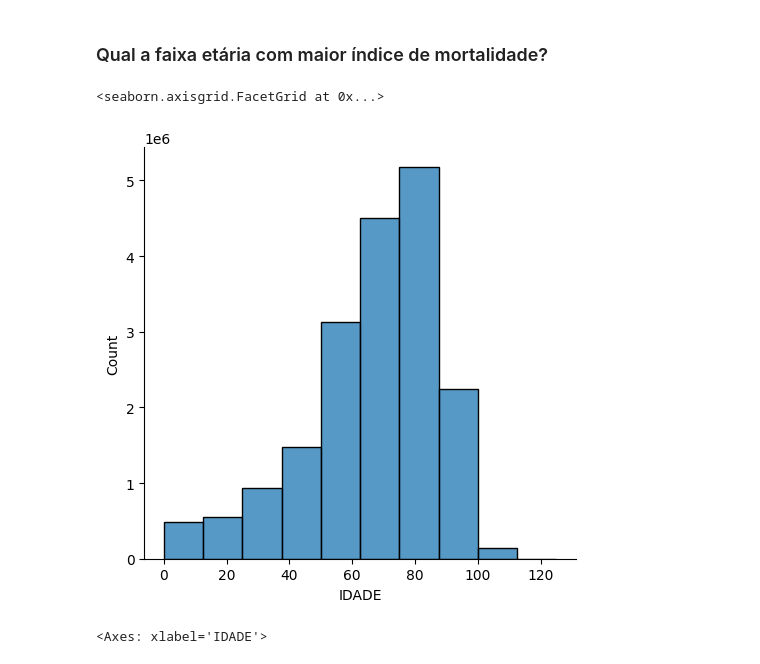
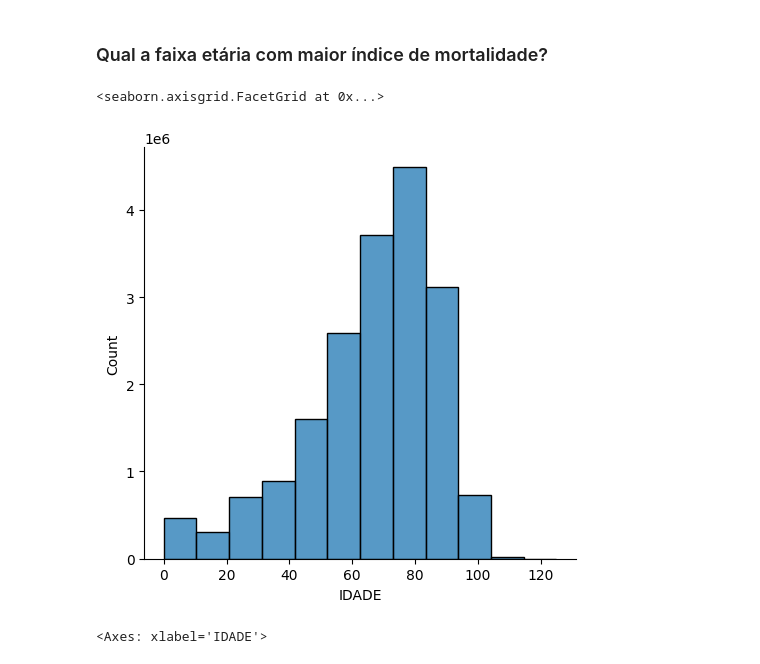
Before and after one commit to KZoc/Analise_da_Mortalidade_Brasil_2020, a Jupyter notebook: Análise_da_Mortalidade_Geral_em_2020.ipynb, the cells around one changed output. Cells and saved outputs as stored; diff of their text form; code cells hidden in the pictures.

```diff
--- a/Análise_da_Mortalidade_Geral_em_2020.ipynb
+++ b/Análise_da_Mortalidade_Geral_em_2020.ipynb
@@ -681,10 +681,10 @@ import matplotlib.pyplot as plt
 # %% [markdown]
 ### Qual a faixa etária com maior índice de mortalidade?
 # %%
-sns.displot(data = df_corrigido, x = 'IDADE', weights=12)
+sns.displot(data = df_corrigido, x = 'IDADE', bins=12, weights=12)
 # %% [output]
 <seaborn.axisgrid.FacetGrid at 0x...>
-[figure, old version]
+[figure, new version]
 # %%
 sns.boxplot(data = df_corrigido, x = 'IDADE')
 # %% [output]
```
